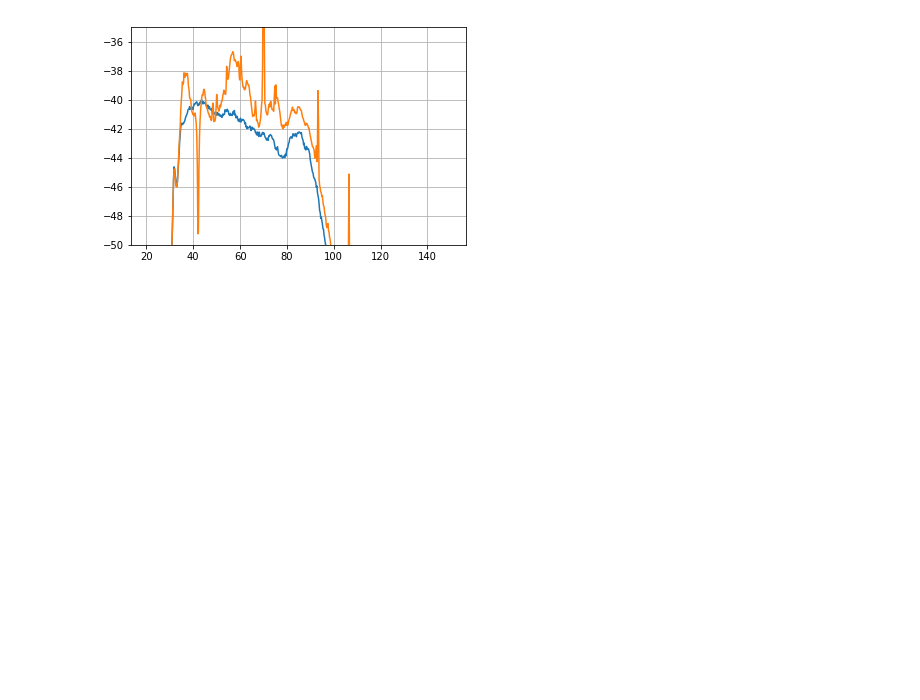
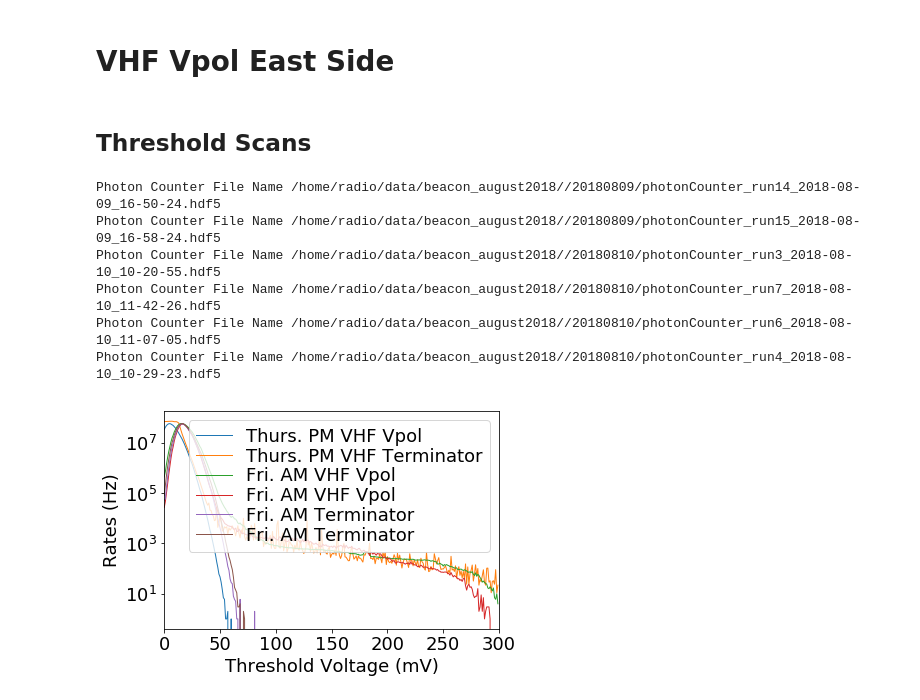
Before and after one commit to swissel/beacon_notebooks, a Jupyter notebook: BEACON August Full Analysis.ipynb, the cells around one changed output. Saved outputs shown, nothing was run; the diff lists cells and outputs as text; code cells hidden in the pictures; blank space fills up the shorter version.

```diff
--- a/BEACON August Full Analysis.ipynb
+++ b/BEACON August Full Analysis.ipynb
@@ -205,6 +161,0 @@ def plotSpectrogram(headSet, specSet):
-# %%
-def plotThresholdScan(headSet, ratesSet):
-    pyp.semilogy(ratesSet.thresholdmV*10**3, ratesSet.rates, linewidth=1)
-    pyp.xlabel("Threshold Voltage (mV)")
-    pyp.ylabel("Rates (Hz)")
-    pyp.xlim(0,300)
@@ -230,10 +161,0 @@ AttributeError: 'list' object has no attribute 'keys'
-# %%
-for i in range(len(measSpecHead.keys())):
-    plotSpectrum(measSpecHead, measSpectra, measSpecHead.keys()[i])
-pyp.subplot(2,1,1)
-pyp.xlim(25,120)
-pyp.ylim(-55,-35)
-pyp.subplot(2,1,2)
-pyp.xlim(25,120)
-pyp.ylim(-50,-30)
-plotSpectrogram(measSpecHead, measSpectra)
@@ -258,5 +161,0 @@ prediction = pd.read_csv(predictFile)
-# %%
-measDirc = "/home/radio/data/beacon_august2018/terminated_loads/"
-measFi = "%s/specanalyzer_run3_2018-08-03_08-50-53.hdf5"%measDirc
-measSpecHead = pd.read_hdf(measFi, key='header')
-measSpectra = pd.read_hdf(measFi, key='spectra')
@@ -474,11 +161,0 @@ notchAntSpectra = pd.read_hdf(notchAntFi, key='spectra')
-# %%
-spec = termSpectra[termSpectra.keys()[0]]
-pyp.plot(spec.freq_hz/1e6,spec.power_dBm - 10*np.log10(rbw), label='47, 67 MHz Notch, NLP100, NLP90, Box1 100-Ave Vpol')
-
-spec = notchAntSpectra[notchAntSpectra.keys()[0]]
-pyp.plot(spec.freq_hz/1e6,spec.power_dBm - 10*np.log10(rbw), label='47, 67 MHz Notch, NLP100, NLP90, Box1 100-Ave Vpol')
-
-pyp.ylim(-50,-35)
-pyp.grid(True,which='both')
-# %% [output]
-[figure, removed]
@@ -484,0 +225,6 @@ pyp.grid(True,which='both')
+# %%
+def plotThresholdScan(headSet, ratesSet, label=''):
+    pyp.semilogy(ratesSet.thresholdmV*10**3, ratesSet.rates, linewidth=1,label=label)
+    pyp.xlabel("Threshold Voltage (mV)")
+    pyp.ylabel("Rates (Hz)")
+    pyp.xlim(0,300)
@@ -484,0 +236,26 @@ pyp.grid(True,which='both')
+# %% [markdown]
+# VHF Vpol East Side
+# %% [markdown]
+## Threshold Scans
+# %%
+dates = [20180809, 20180809, 20180810, 20180810, 20180810, 20180810]
+runs  = [14,            15,         3,        7,       6,         4]
+names = ['Thurs. PM VHF Vpol', 'Thurs. PM VHF Terminator',
+         'Fri. AM VHF Vpol', 'Fri. AM VHF Vpol', 'Fri. AM Terminator', 'Fri. AM Terminator' ]
+
+
+for i,r in enumerate(runs):
+    measSpecHead, measSpectra, measRatesHead, measRates, measWaves = getData(
+                                    runs[i], dates[i], [ 'photonCounter'])
+    plotThresholdScan(measRatesHead, measRates, label=names[i])
+
+pyp.legend(labelspacing=0.1)
+pyp.savefig(outDirc + "/observatory_esat_vhf_vpol_thresholdscans.pdf",bbox_inches='tight')
+# %% [output]
+Photon Counter File Name /home/radio/data/beacon_august2018//20180809/photonCounter_run14_2018-08-09_16-50-24.hdf5
+Photon Counter File Name /home/radio/data/beacon_august2018//20180809/photonCounter_run15_2018-08-09_16-58-24.hdf5
+Photon Counter File Name /home/radio/data/beacon_august2018//20180810/photonCounter_run3_2018-08-10_10-20-55.hdf5
+Photon Counter File Name /home/radio/data/beacon_august2018//20180810/photonCounter_run7_2018-08-10_11-42-26.hdf5
+Photon Counter File Name /home/radio/data/beacon_august2018//20180810/photonCounter_run6_2018-08-10_11-07-05.hdf5
+Photon Counter File Name /home/radio/data/beacon_august2018//20180810/photonCounter_run4_2018-08-10_10-29-23.hdf5
+[figure, added]
```
Also changed, not shown: parts of 86 cells of this notebook, 52 other files.
